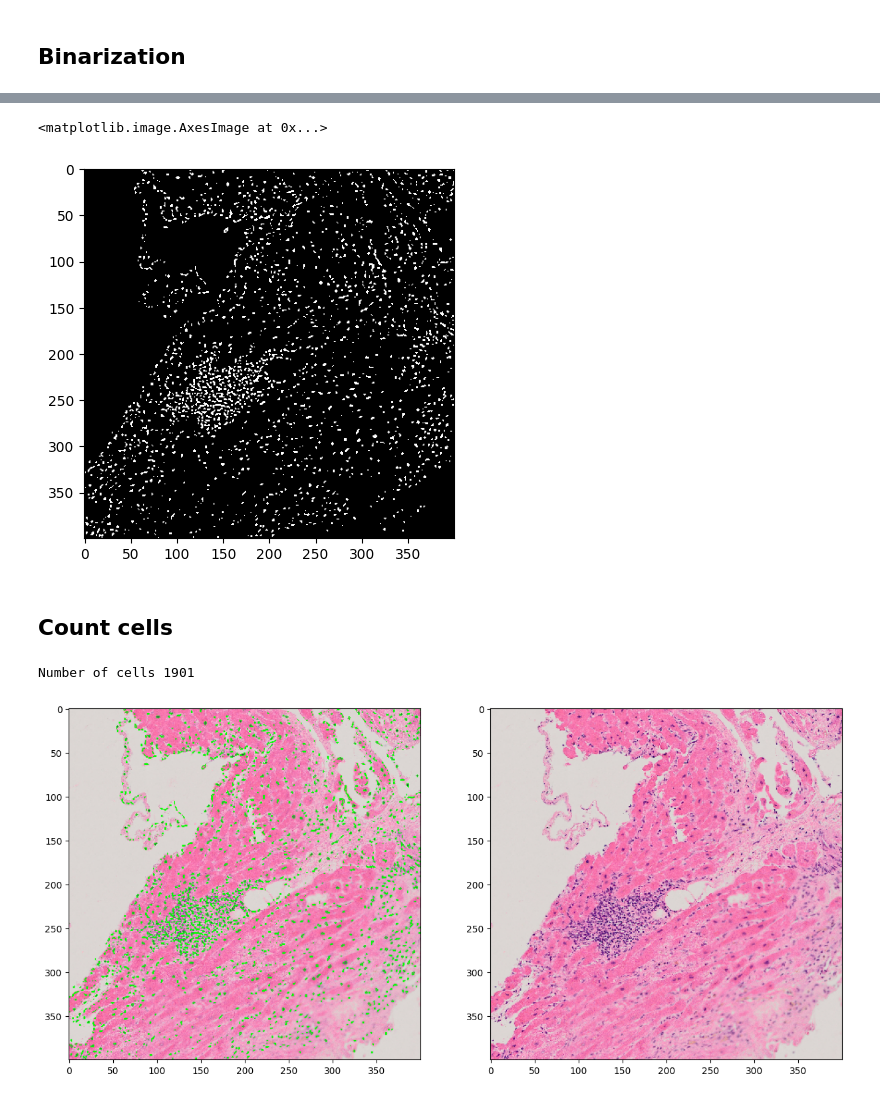
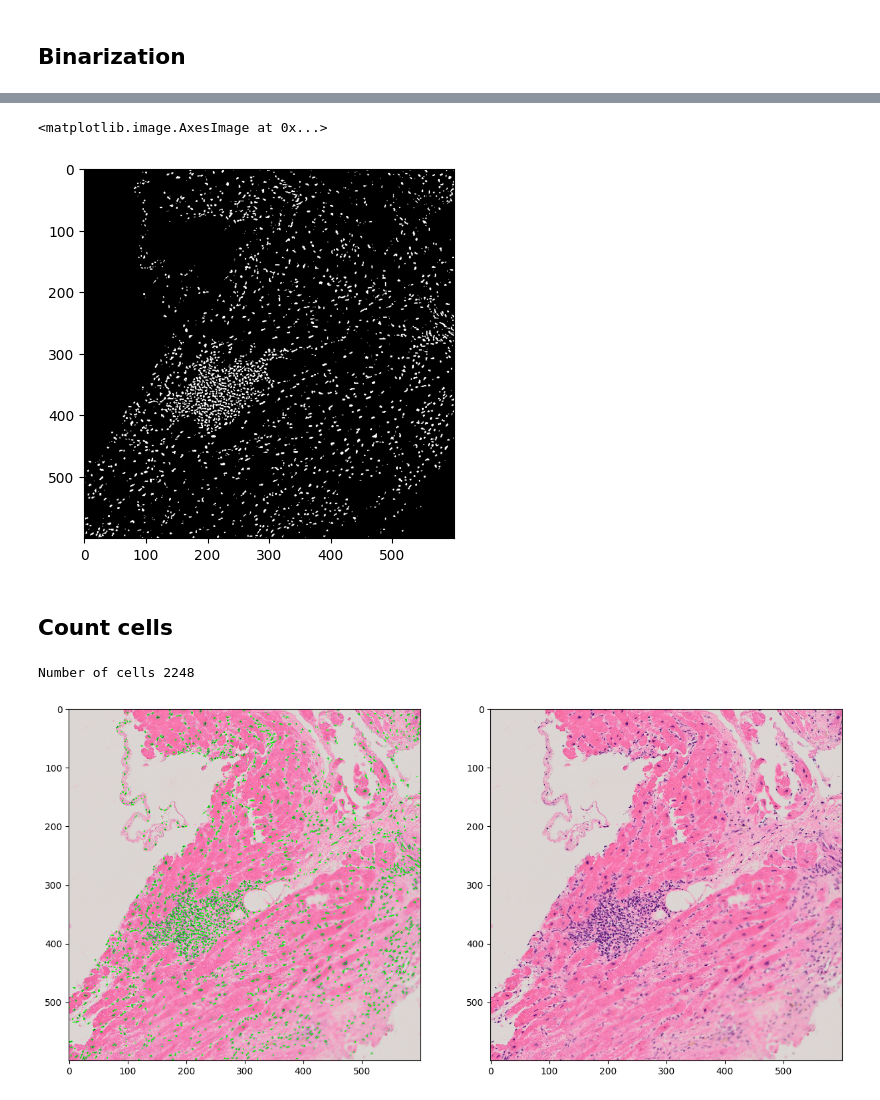
Before and after one commit to vktr274/computer-vision-thresholding, a Jupyter notebook: histology.ipynb, the cells around one changed output, grey strips where cells are left out. Cells and saved outputs as stored; diff of their text form; code cells hidden in the pictures.

```diff
--- a/histology.ipynb
+++ b/histology.ipynb
@@ -8,7 +8,7 @@ import copy
 ## Load, convert to grayscale, resize
 # %%
 img = cv2.imread("hist.png")
-img = cv2.resize(img, (400, 400)) # linear interpolation
+img = cv2.resize(img, (600, 600)) # linear interpolation
 
 orig_img = cv2.cvtColor(img, cv2.COLOR_BGR2RGB)
 img = cv2.cvtColor(img, cv2.COLOR_BGR2GRAY)
@@ -19,0 +20,18 @@ plt.imshow(img, cmap="gray")
+# %%
+fig = plt.figure(figsize=(15,30))
+
+img_split = cv2.split(orig_img)
+
+rows = 1
+columns = 3
+
+fig.add_subplot(rows, columns, 1)
+plt.imshow(img_split[0], cmap="gray")
+
+fig.add_subplot(rows, columns, 2)
+plt.imshow(img_split[1], cmap="gray")
+
+fig.add_subplot(rows, columns, 3)
+plt.imshow(img_split[2], cmap="gray")
+
+plt.show()
@@ -20,3 +40,5 @@ plt.imshow(img, cmap="gray")
+# %%
+img = img_split[0] # use red channel (higher contrast than original greyscale)
 # %% [markdown]
 ## Reduce Noise by Blurring
 # %%
@@ -36,16 +52,16 @@ plt.imshow(bin_img, cmap="gray")
 # %%
-bin_img = cv2.adaptiveThreshold(filtered, 255, cv2.ADAPTIVE_THRESH_MEAN_C, cv2.THRESH_BINARY_INV, 5, 12)
+bin_img = cv2.adaptiveThreshold(filtered, 255, cv2.ADAPTIVE_THRESH_MEAN_C, cv2.THRESH_BINARY_INV, 5, 10)
 plt.imshow(bin_img, cmap="gray")
 # %% [output]
 <matplotlib.image.AxesImage at 0x...>
-[figure, old version]
+[figure, new version]
 # %% [markdown]
 ## Count cells
 # %%
 contours, _ = cv2.findContours(bin_img, cv2.RETR_EXTERNAL, cv2.CHAIN_APPROX_SIMPLE)
 print(f"Number of cells {len(contours)}")
 # %% [output]
-Number of cells 1901
+Number of cells 2248
 # %%
 img_no_contours = copy.deepcopy(orig_img)
 img_contours = cv2.drawContours(orig_img, contours, -1, (0, 255, 0))
@@ -63,4 +79,4 @@ plt.imshow(img_no_contours)
 
 plt.show()
 # %% [output]
-[figure, old version]
+[figure, new version]
```
Also changed, not shown: parts of 6 cells of this notebook, 2 other files.
